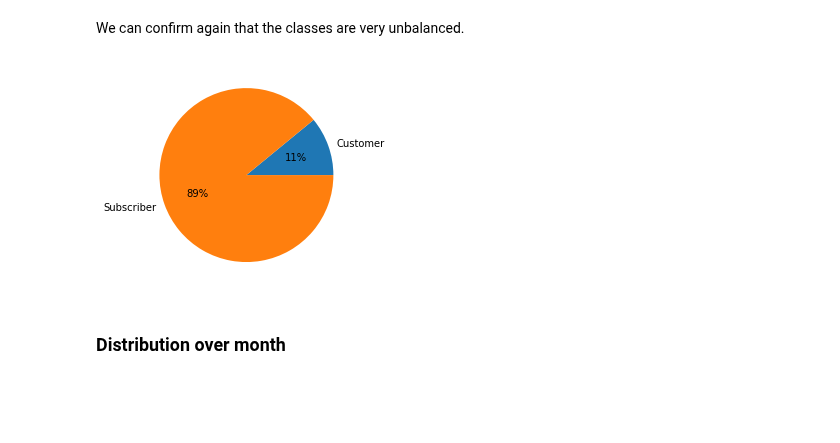
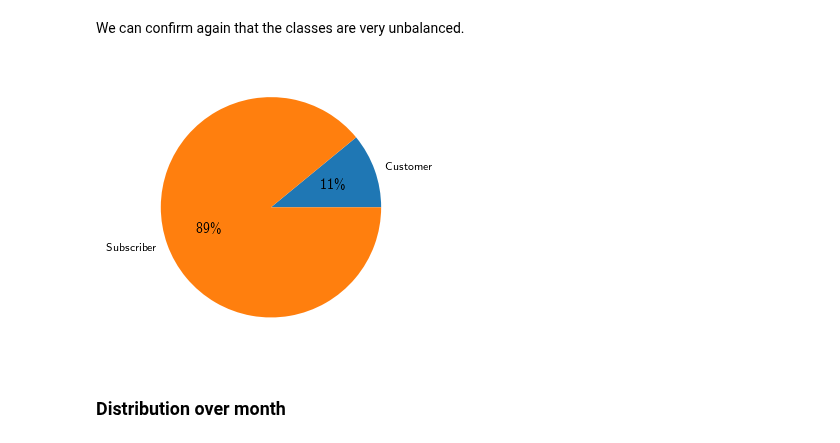
Before and after one commit to TWagner2/AXAChallenge, a Jupyter notebook: Analysis.ipynb, the cells around one changed output. Cells and saved outputs as stored; diff of their text form; code cells hidden in the pictures; blank space fills up the shorter version.

Commit message:
more plots

```diff
--- a/Analysis.ipynb
+++ b/Analysis.ipynb
@@ -11,5 +13,27 @@ import calendar
 
 from Utils import print_memory_usage
+# %%
+#Setup for plotting
+fig_width_pt = 418.25368  # Get this from LaTeX using \showthe\columnwidth, usually 500pt
+inches_per_pt = 1.0/72.27               # Convert pt to inch
+golden_mean = (math.sqrt(5)-1.0)/2.0         # Aesthetic ratio
+fig_width = fig_width_pt*inches_per_pt  # width in inches
+fig_height = fig_width*golden_mean      # height in inches
+fig_size =  [fig_width,fig_height]
+params = {'backend': 'ps',
+          'axes.labelsize': 10, #Was 10
+          #'text.fontsize': 10,
+          'legend.fontsize': 10, # Was 10
+          'xtick.labelsize': 8, #Was 8
+          'ytick.labelsize': 8, # was 8
+          'text.usetex': True,
+          'figure.figsize': fig_size}
+matplotlib.rcParams.update(params)
+"""
+Always Save in "tight" format so there is no surplus of whitespace around the figure.
+"""
+matplotlib.rcParams["savefig.bbox"] = "tight"
+matplotlib.rcParams["savefig.pad_inches"] = 0.1
 # %%
 data_train = pd.read_parquet("Data/Train.parquet")
 print_memory_usage(data_train)
@@ -39,9 +63,9 @@ dtype: object
 We can confirm again that the classes are very unbalanced.
 # %%
 counts = data_train.groupby("usertype").size()
-ax = counts.plot.pie(autopct='%1.0f%%',ylabel="")
+ax = counts.plot.pie(autopct='%1.0f\%%',ylabel="")
 # %% [output]
-[figure, old version]
+[figure, new version]
 # %% [markdown]
 ### Distribution over month
 # %% [markdown]
```
Also changed, not shown: parts of 9 cells of this notebook.
